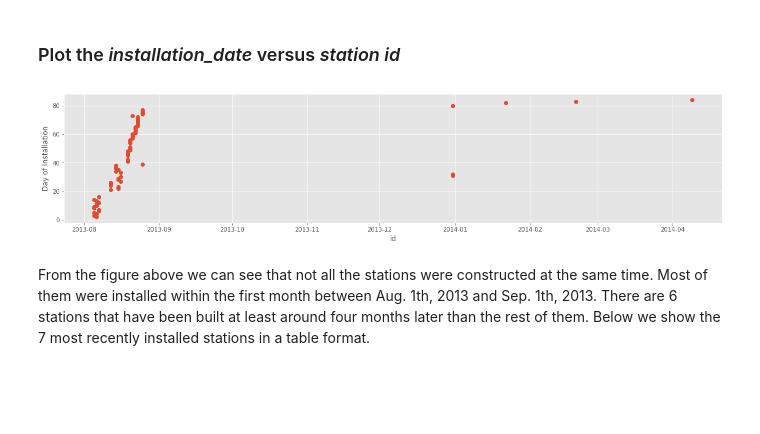
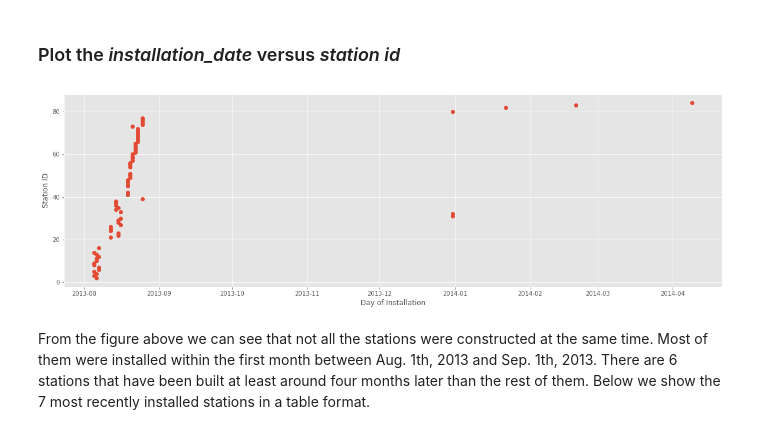
Before and after one commit to MuhammadVT/bike_sharing, a Jupyter notebook: data_exploration/explore_station_data.ipynb, the cells around one changed output. Drawn from its saved outputs; the diff is of its cells as text; code cells hidden in the pictures; blank space fills up the shorter version.

Commit message:
fix typo and resize a figure

```diff
--- a/data_exploration/explore_station_data.ipynb
+++ b/data_exploration/explore_station_data.ipynb
@@ -149,16 +149,16 @@ df_station.sort_values(by="dock_count", ascending=True).head()
 ### Plot the *installation_date* versus *station id*
 # %%
 # plot installation_date vs station id
-fig, ax = plt.subplots(figsize=(20, 4))
+fig, ax = plt.subplots(figsize=(20, 6))
 ax.plot(df_station.installation_date, df_station.id, "o")
 
 # set x, y labels
-ax.set(xlabel="id", ylabel="Day of Installation")
+ax.set(ylabel="Station ID", xlabel="Day of Installation")
 
 # hide the lagends
 ax.legend().set_visible(False)
 # %% [output]
-[figure, old version]
+[figure, new version]
 # %% [markdown]
 From the figure above we can see that not all the stations were constructed at the same time. Most of them were installed within the first month between Aug. 1th, 2013 and Sep. 1th, 2013. There are 6 stations that have been built at least around four months later than the rest of them. Below we show the 7 most recently installed stations in a table format.
 # %%
```
Also changed, not shown: parts of 2 cells of this notebook.
